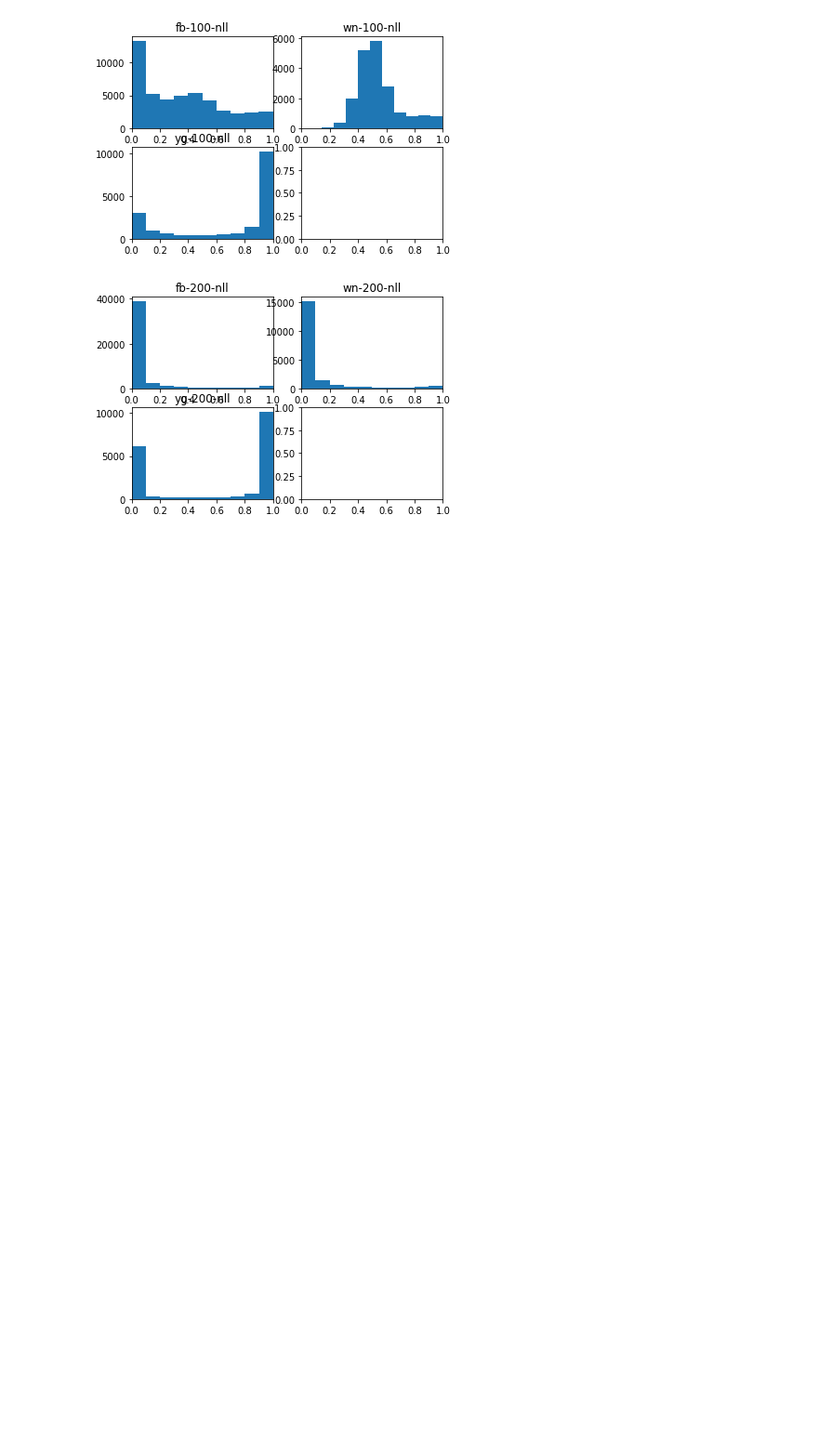
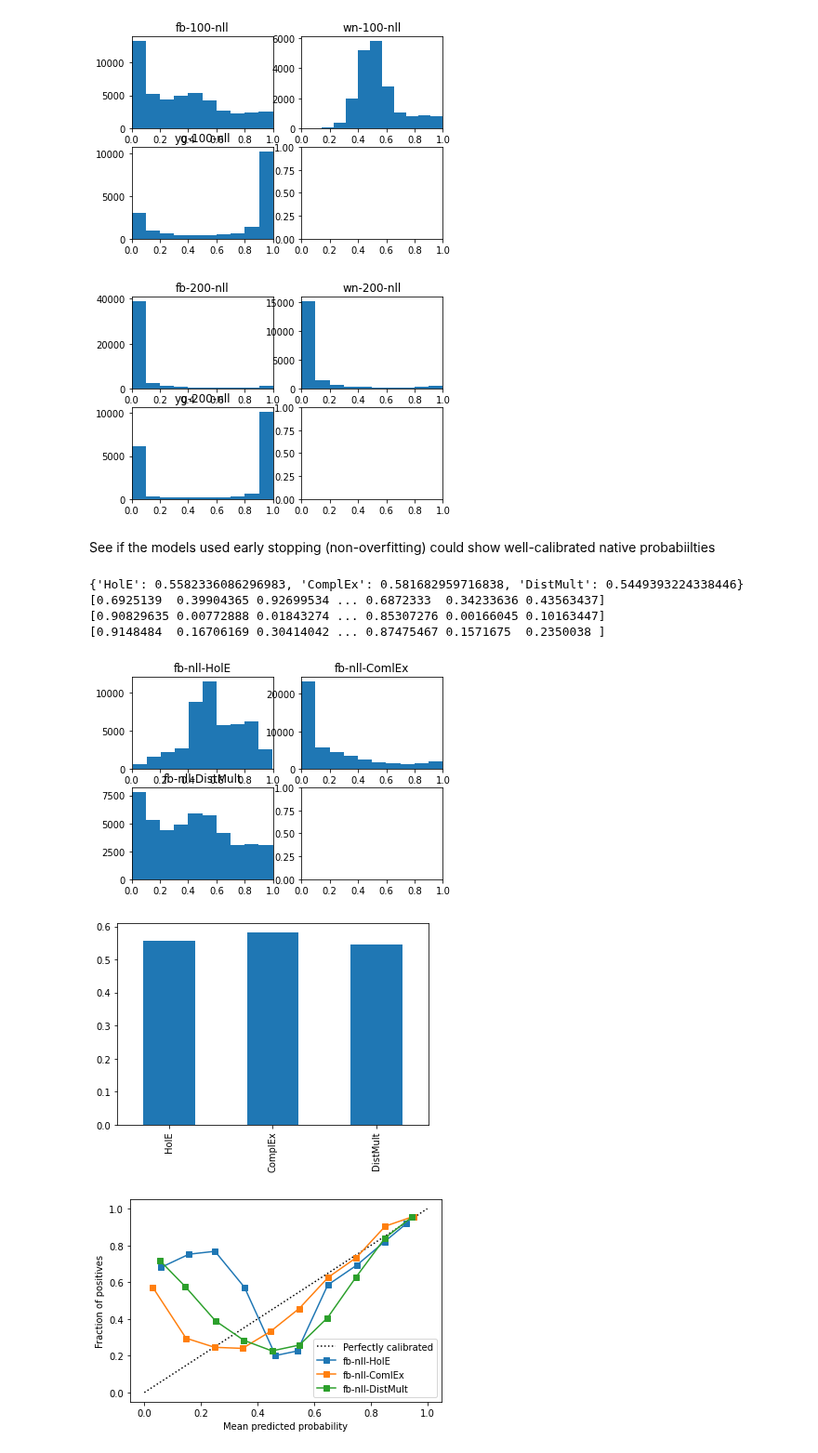
Before and after one commit to TREAT-UOE/kgcal, a Jupyter notebook: notebooks/exp8.ipynb, the cells around one changed output. Shown at 93% size. Saved outputs shown, nothing was run; the diff lists cells and outputs as text; code cells hidden in the pictures; blank space fills up the shorter version.

```diff
--- a/notebooks/exp8.ipynb
+++ b/notebooks/exp8.ipynb
@@ -249,3 +251,29 @@ plot_prob_hist(nll200[1], ds.wn18, axes[0][1], 'wn-200-nll')
 plot_prob_hist(nll200[2], ds.yago39, axes[1][0], 'yg-200-nll')
 # %% [output]
 [figure]
+# %% [markdown]
+See if the models used early stopping (non-overfitting) could show well-calibrated native probabiilties
+# %%
+path = r'C:\Users\s1904162\Downloads\kgcal\saved_models\early'
+earlys = [ restore_model(os.path.join(path, p)) for p in os.listdir(path) if os.path.isfile(os.path.join(path, p))]
+# %%
+fig, axes = plt.subplots(2, 2)
+plot_prob_hist(earlys[0], ds.fb13, axes[0][0], 'fb-nll-HolE')
+plot_prob_hist(earlys[1], ds.fb13, axes[0][1], 'fb-nll-ComlEx')
+plot_prob_hist(earlys[2], ds.fb13, axes[1][0], 'fb-nll-DistMult')
+
+fig, ax = plt.subplots()
+plot_accs(earlys[0: 3], ds.fb13, ax, ['HolE', 'ComplEx', 'DistMult'])
+
+fig, ax = plt.subplots()
+plot_cal(earlys[0], ds.fb13, ax, 'fb-nll-HolE')
+plot_cal(earlys[1], ds.fb13, ax, 'fb-nll-ComlEx')
+plot_cal(earlys[2], ds.fb13, ax, 'fb-nll-DistMult')
+# %% [output]
+{'HolE': 0.5582336086296983, 'ComplEx': 0.581682959716838, 'DistMult': 0.5449393224338446}
+[0.6925139  0.39904365 0.92699534 ... 0.6872333  0.34233636 0.43563437]
+[0.90829635 0.00772888 0.01843274 ... 0.85307276 0.00166045 0.10163447]
+[0.9148484  0.16706169 0.30414042 ... 0.87475467 0.1571675  0.2350038 ]
+[figure, added]
+[figure, added]
+[figure, added]
```
Also changed, not shown: parts of 4 cells of this notebook, 2 other files.
